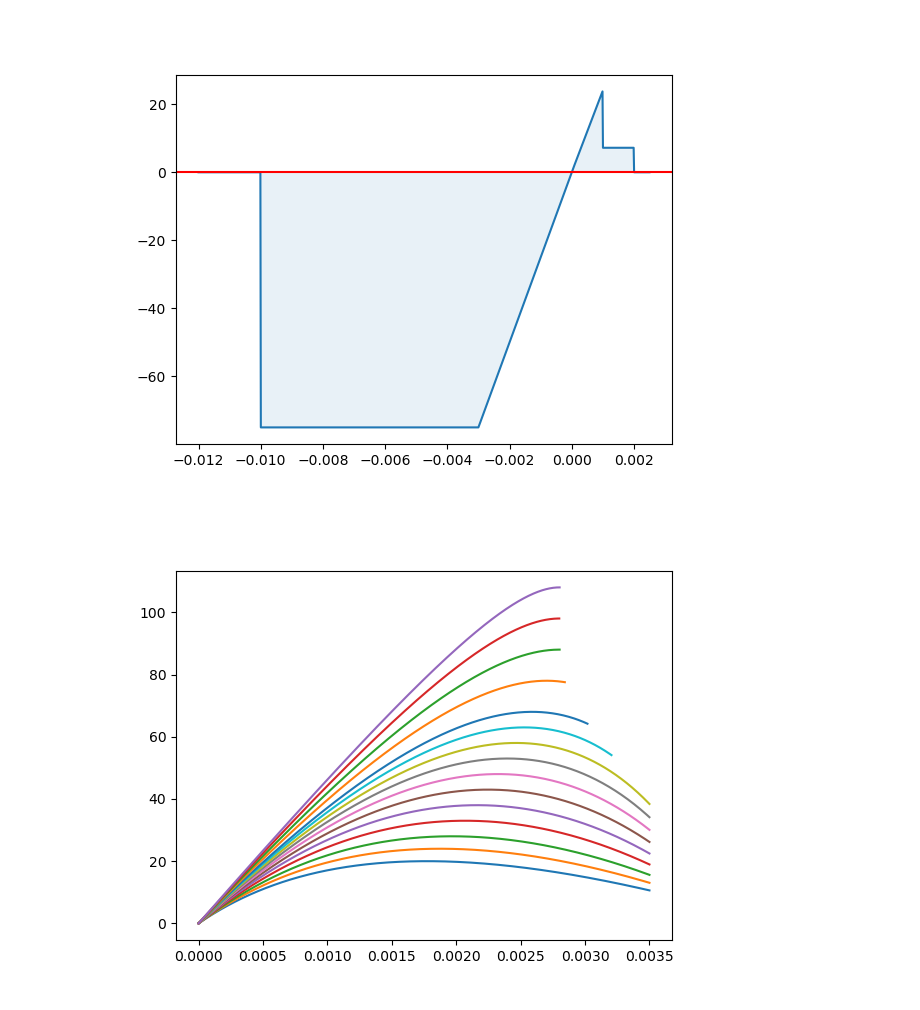
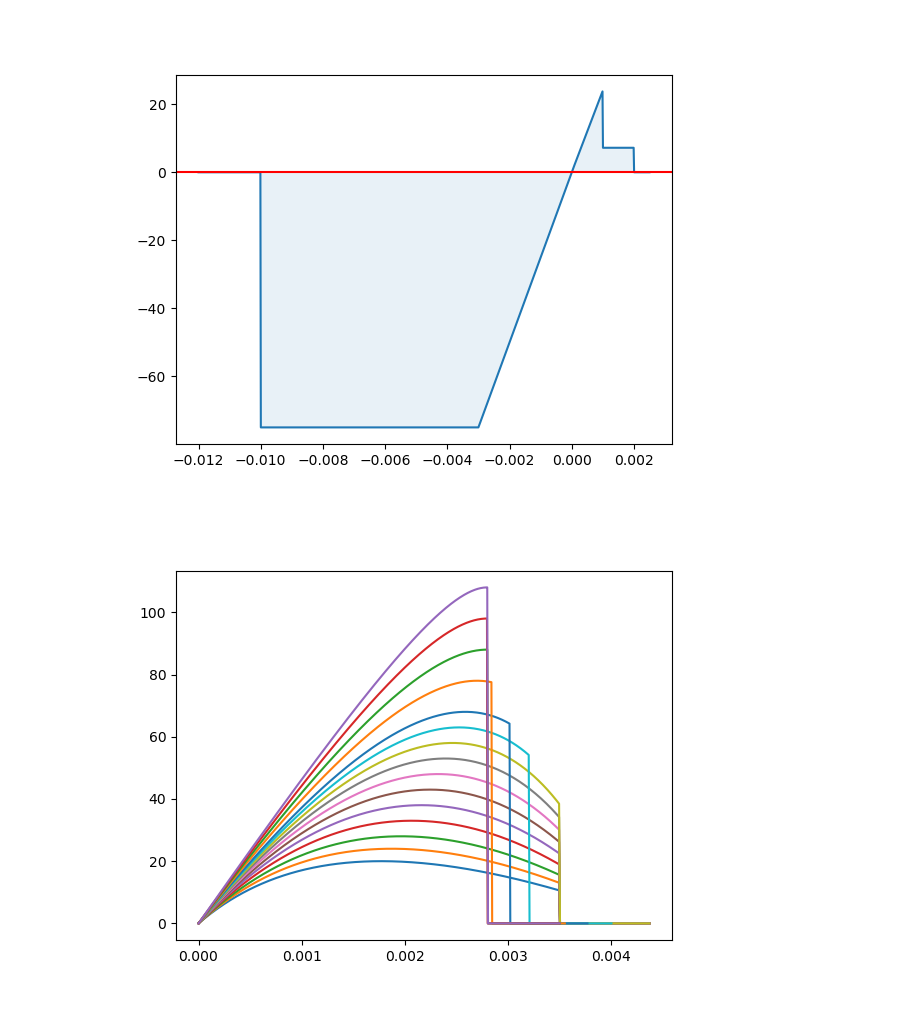
Before and after one commit to rosoba/bmcs_cross_section, a Jupyter notebook: notebooks/mkappa/testing_material_laws.ipynb, the cells around one changed output. Cells and saved outputs as stored; diff of their text form; code cells hidden in the pictures.

```diff
--- a/notebooks/mkappa/testing_material_laws.ipynb
+++ b/notebooks/mkappa/testing_material_laws.ipynb
@@ -291,36 +290,37 @@ eps_cu = sp.Symbol('varepsilon_cu', real=True)
 eps = sp.Symbol('varepsilon', real=True)
 E_cc = sp.Symbol('E_cc', real=True)
 
 f_cm = sp.Symbol('f_cm', real=True)
 # k = sp.Symbol('k', real=True)
 # eta = sp.Symbol('eta', real=True)
 
-# k = 1.05 * E_cc * sp.Abs(eps_cy) / f_cm
-k = 1.05 * E_cc * eps_cy / f_cm
+k = 1.05 * E_cc * sp.Abs(eps_cy) / f_cm
 eta = eps / eps_cy
-sig_c = f_cm * (k*eta - eta**2)/(1+eta*(k-2))
+sig_c = f_cm * (k * eta - eta ** 2) / (1 + eta * (k - 2))
 
 sig_c_eps_ = sp.Piecewise(
         # Option 3
         (0, eps > eps_cu),
         (sig_c, eps > 0),
         (0, True)
     )
+
+
 fig, ax = plt.subplots()
 f_cks = np.array([12., 16., 20, 25, 30, 35, 40, 45, 50, 55, 60, 70, 80, 90, 100])
 
 for f_ck in f_cks:
     eps_cy_ = EC2.get_eps_c1(f_ck)
     eps_cu_ = EC2.get_eps_cu1(f_ck)
 
-    eps_list = np.linspace(0, eps_cu_, 500)
+    eps_list = np.linspace(0, 1.25*eps_cu_, 500)
 
     sig_c_eps = sig_c_eps_.subs({E_cc:EC2.get_E_cm(f_ck), eps_cy:eps_cy_,
                                 f_cm:EC2.get_f_cm(f_ck), eps_cu:eps_cu_})
 
     get_sig = sp.lambdify(eps, sig_c_eps, 'numpy')
     ax.plot(eps_list, get_sig(eps_list))
 
-# fig.show()
+fig.show()
 # %% [output]
-[figure, old version]
+[figure, new version]
```
Also changed, not shown: parts of 1 cell of this notebook, 8 other files.
